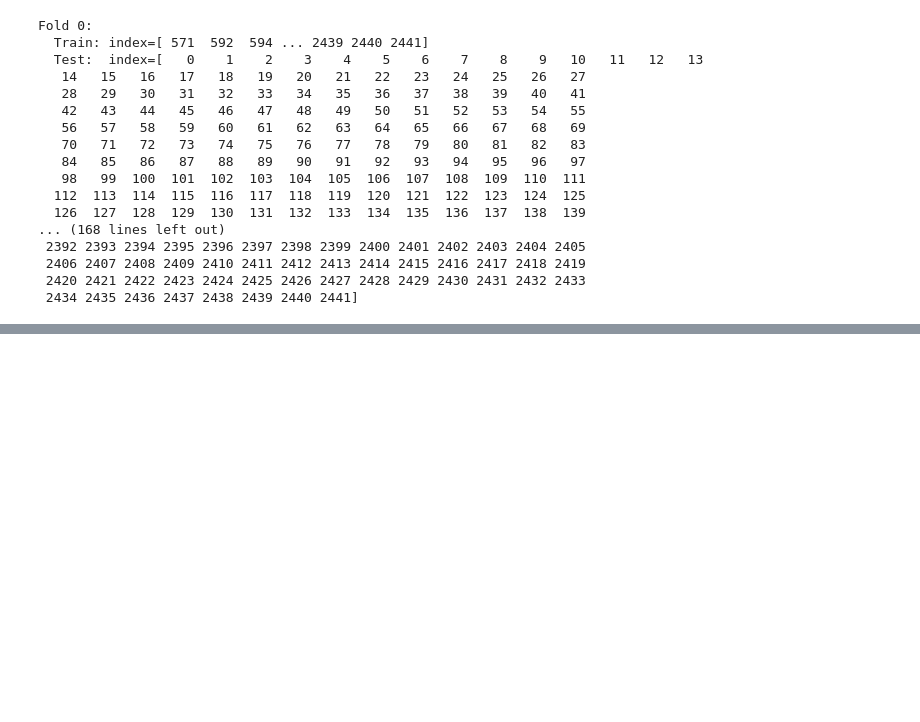
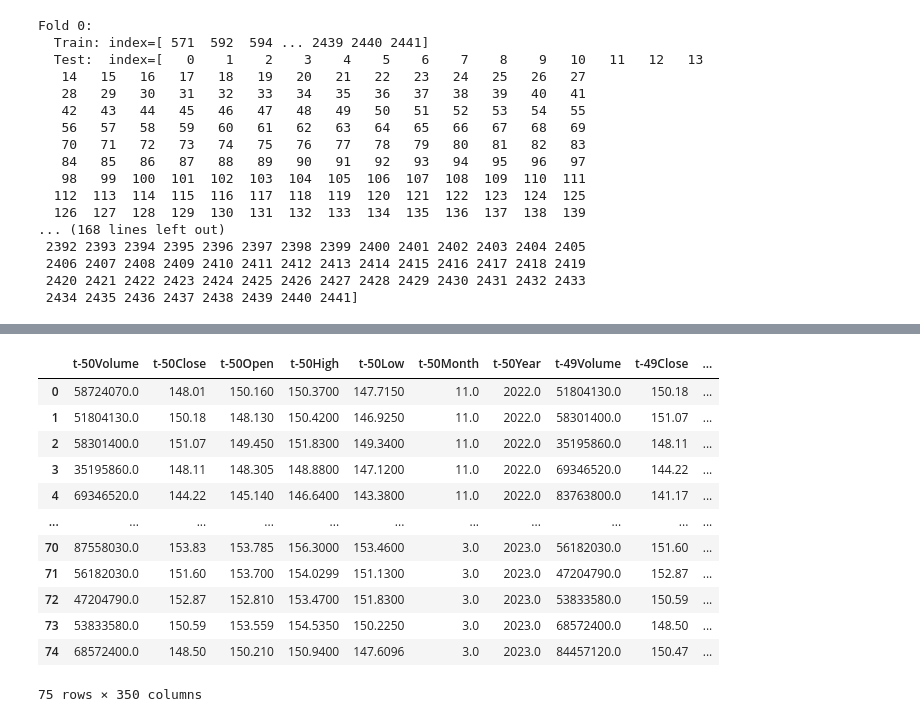
Before and after one commit to PhillipFeldman/StocksAI, a Jupyter notebook: Improve_Model1.ipynb, the cells around one changed output, grey strips where cells are left out. Cells and saved outputs as stored; diff of their text form; code cells hidden in the pictures; blank space fills up the shorter version.

```diff
--- a/Improve_Model1.ipynb
+++ b/Improve_Model1.ipynb
@@ -404,0 +549,18 @@ array([0.10224949, 0.10633947, 0.02663934, 0.18442623, 0.2397541 ])
+# %%
+dfu.dropna(inplace=True)
+dfu = dfu.reset_index(drop=True)
+dfu
+# %% [output]
+|  | t-50Volume | t-50Close | t-50Open | t-50High | t-50Low | t-50Month | t-50Year | t-49Volume | t-49Close | ... |
+| 0 | 58724070.0 | 148.01 | 150.160 | 150.3700 | 147.7150 | 11.0 | 2022.0 | 51804130.0 | 150.18 | ... |
+| 1 | 51804130.0 | 150.18 | 148.130 | 150.4200 | 146.9250 | 11.0 | 2022.0 | 58301400.0 | 151.07 | ... |
+| 2 | 58301400.0 | 151.07 | 149.450 | 151.8300 | 149.3400 | 11.0 | 2022.0 | 35195860.0 | 148.11 | ... |
+| 3 | 35195860.0 | 148.11 | 148.305 | 148.8800 | 147.1200 | 11.0 | 2022.0 | 69346520.0 | 144.22 | ... |
+| 4 | 69346520.0 | 144.22 | 145.140 | 146.6400 | 143.3800 | 11.0 | 2022.0 | 83763800.0 | 141.17 | ... |
+| ... | ... | ... | ... | ... | ... | ... | ... | ... | ... | ... |
+| 70 | 87558030.0 | 153.83 | 153.785 | 156.3000 | 153.4600 | 3.0 | 2023.0 | 56182030.0 | 151.60 | ... |
+| 71 | 56182030.0 | 151.60 | 153.700 | 154.0299 | 151.1300 | 3.0 | 2023.0 | 47204790.0 | 152.87 | ... |
+| 72 | 47204790.0 | 152.87 | 152.810 | 153.4700 | 151.8300 | 3.0 | 2023.0 | 53833580.0 | 150.59 | ... |
+| 73 | 53833580.0 | 150.59 | 153.559 | 154.5350 | 150.2250 | 3.0 | 2023.0 | 68572400.0 | 148.50 | ... |
+| 74 | 68572400.0 | 148.50 | 150.210 | 150.9400 | 147.6096 | 3.0 | 2023.0 | 84457120.0 | 150.47 | ... |
+75 rows × 350 columns
```
Also changed, not shown: parts of 27 cells of this notebook.
